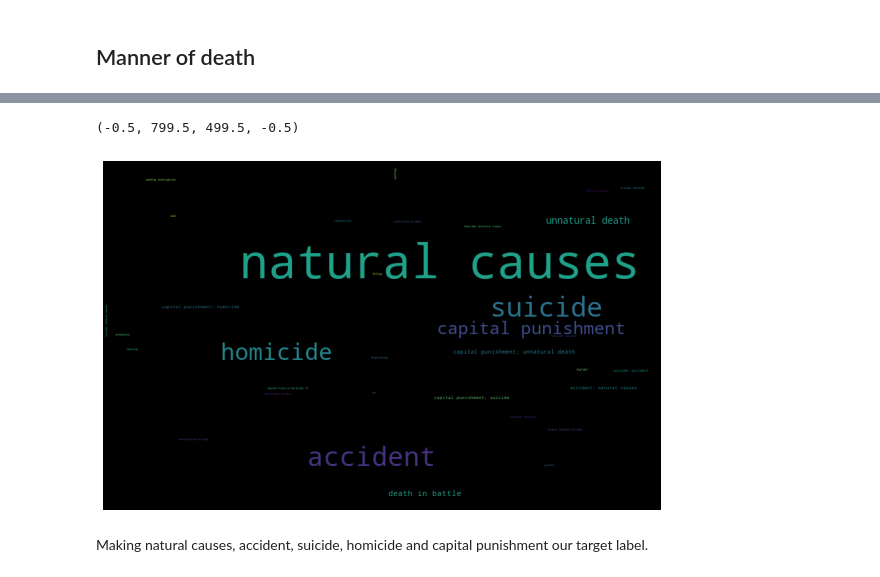
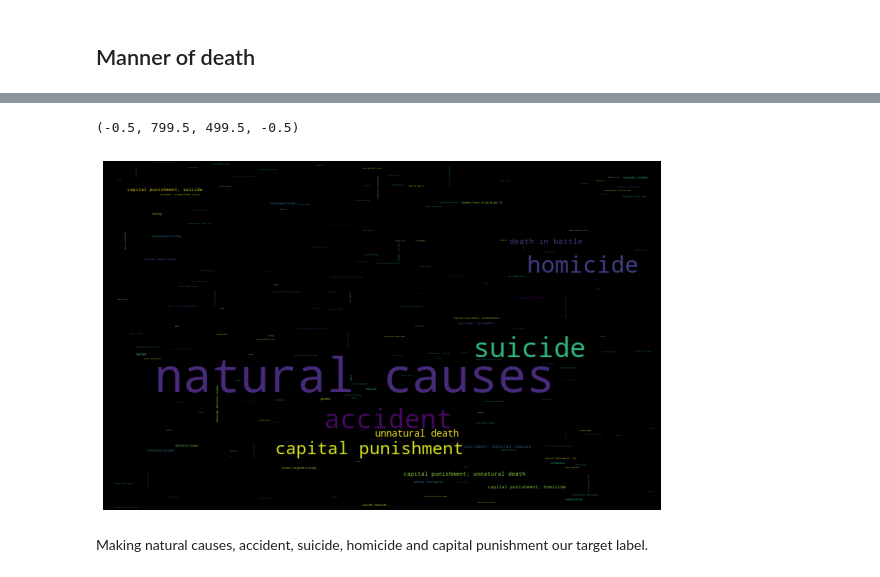
Before and after one commit to P3-CS760/How-will-you-die, a Jupyter notebook: Decision Tree (Manner of Death).ipynb, the cells around one changed output, grey strips where cells are left out. Saved outputs shown, nothing was run; the diff lists cells and outputs as text; code cells hidden in the pictures.

```diff
--- a/Decision Tree (Manner of Death).ipynb
+++ b/Decision Tree (Manner of Death).ipynb
@@ -66,14 +66,14 @@ Name: Manner of death, Length: 177, dtype: int64
 # %%
 from wordcloud import WordCloud
 
 MoD = file['Manner of death'].value_counts().to_dict()
-freq_death = WordCloud(width =800, height =500).generate_from_frequencies(MoD)
-plt.figure(figsize=(10,8))
+freq_death = WordCloud(width =800, height =500, min_font_size=2).generate_from_frequencies(MoD)
+plt.figure(figsize=(10,10))
 plt.imshow(freq_death)
 plt.axis('off')
 # %% [output]
 (-0.5, 799.5, 499.5, -0.5)
-[figure, old version]
+[figure, new version]
 # %% [markdown]
 Making natural causes, accident, suicide, homicide and capital punishment our target label.
 # %%
```
Also changed, not shown: parts of 9 cells of this notebook.
